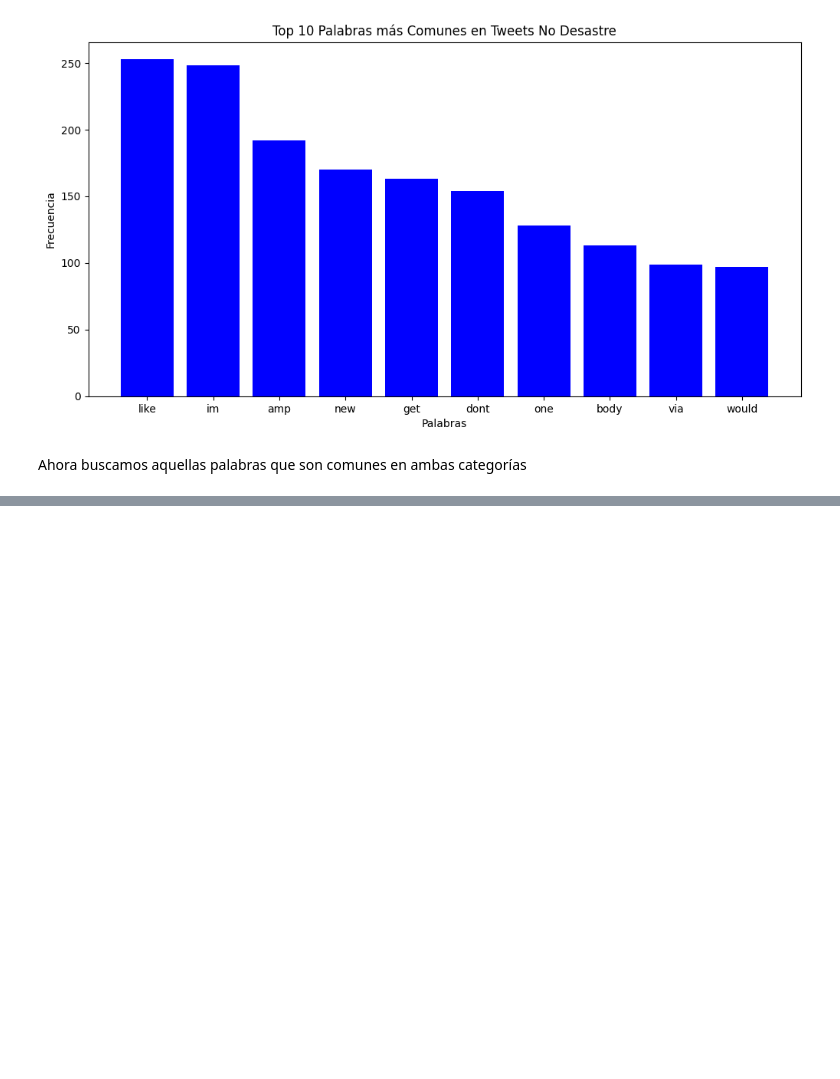
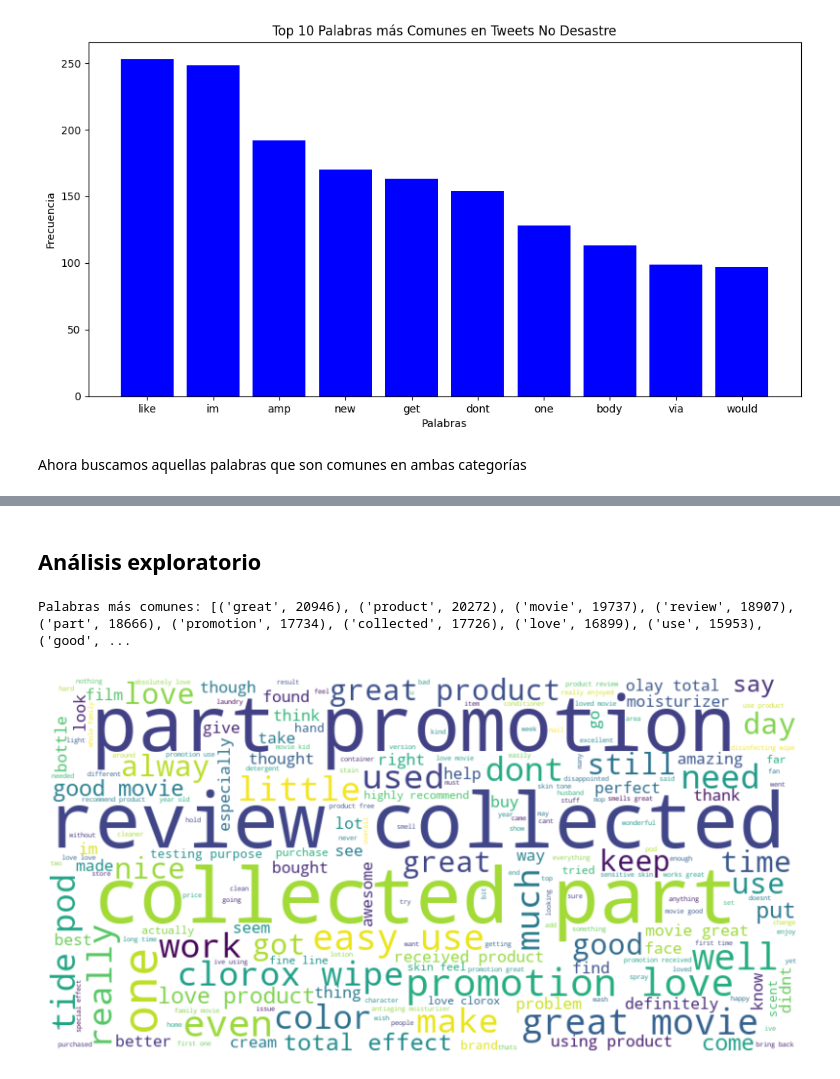
Before and after one commit to FerEsq/DS-Lab-06, a Jupyter notebook: Lab6(DataScience).ipynb, the cells around one changed output, grey strips where cells are left out. Drawn from its saved outputs; the diff is of its cells as text; code cells hidden in the pictures; blank space fills up the shorter version.

```diff
--- a/Lab6(DataScience).ipynb
+++ b/Lab6(DataScience).ipynb
@@ -311,0 +379,2 @@ Neutral words: ['china', 'alaska', 'steps', 'eat', 'part', 'emmerdale', 'thought
+# %% [markdown]
+## Análisis exploratorio
@@ -311,0 +387,27 @@ Neutral words: ['china', 'alaska', 'steps', 'eat', 'part', 'emmerdale', 'thought
+# %%
+#Cargar el archivo con los datos limpios
+df_cleaned = pd.read_csv('cleanedGrammarandProductReviews.csv')
+
+#Asegurarse de que los textos estén en formato string
+df_cleaned['cleaned_reviews'] = df_cleaned['cleaned_reviews'].astype(str)
+# %%
+#Función para encontrar la palabra más repetida
+def findMostCommonWords(reviews, n=10):
+    allWords = ' '.join(reviews).split()
+    wordCounts = Counter(allWords)
+    return wordCounts.most_common(n)
+
+#Obtener las 10 palabras más comunes
+commonWords = findMostCommonWords(df_cleaned['cleaned_reviews'])
+print("Palabras más comunes:", commonWords)
+# %% [output]
+Palabras más comunes: [('great', 20946), ('product', 20272), ('movie', 19737), ('review', 18907), ('part', 18666), ('promotion', 17734), ('collected', 17726), ('love', 16899), ('use', 15953), ('good', ...
+# %%
+#Crear una nube de palabras
+wordcloud = WordCloud(width=800, height=400, background_color='white').generate(' '.join(df_cleaned['cleaned_reviews']))
+plt.figure(figsize=(10, 5))
+plt.imshow(wordcloud, interpolation='bilinear')
+plt.axis('off')
+plt.show()
+# %% [output]
+[figure, added]
```
Also changed, not shown: parts of 58 cells of this notebook, 1 other file.
